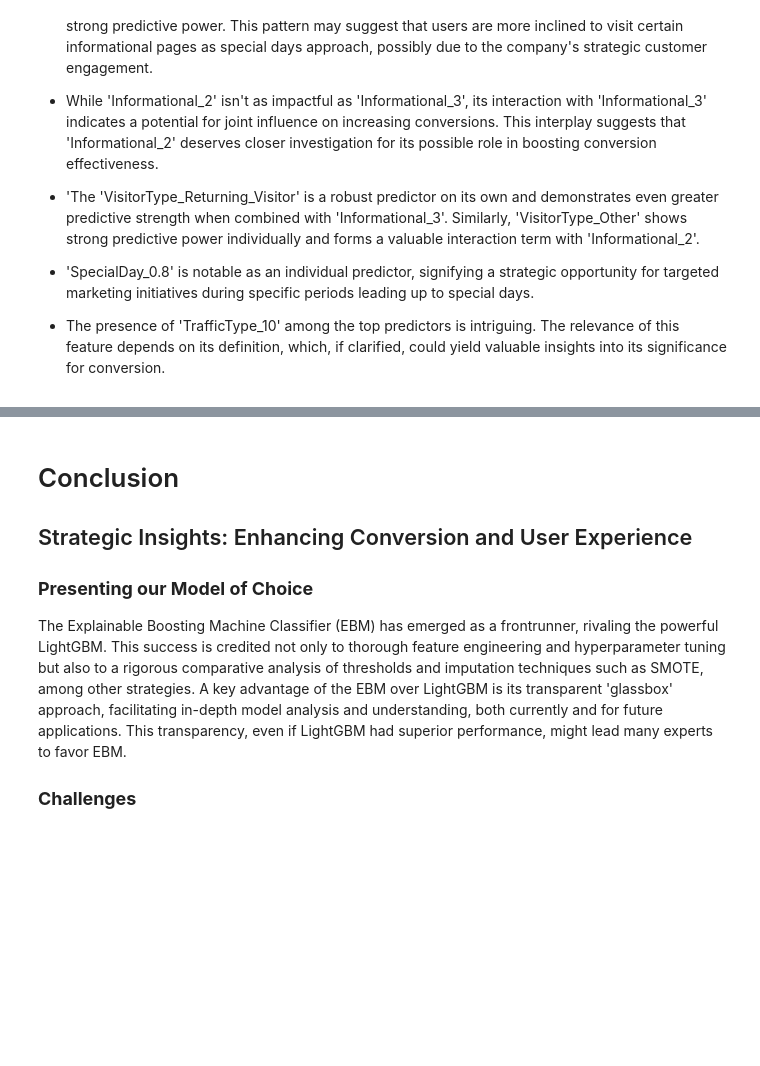
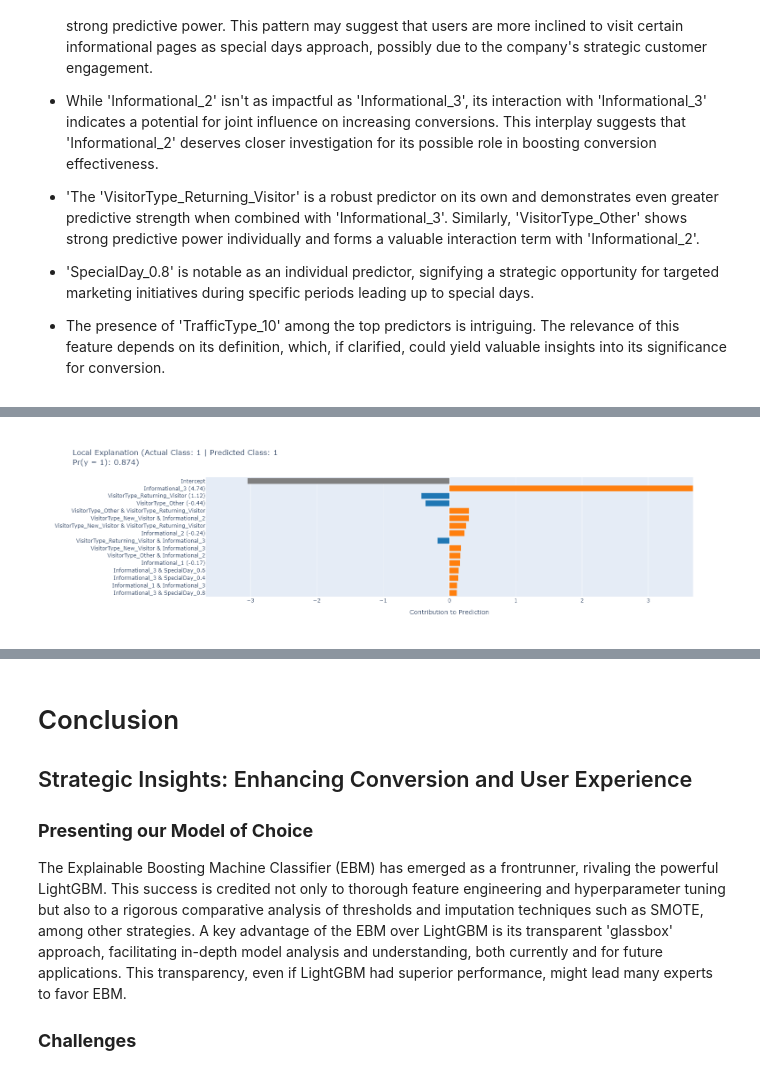
Before and after one commit to FutureGoose/ecommerce_purchase_prediction, a Jupyter notebook: gustaf_boden_ml_projekt.ipynb, the cells around one changed output, grey strips where cells are left out. Cells and saved outputs as stored; diff of their text form; code cells hidden in the pictures; blank space fills up the shorter version.

```diff
--- a/gustaf_boden_ml_projekt.ipynb
+++ b/gustaf_boden_ml_projekt.ipynb
@@ -2291,11 +2299,15 @@ show(ebm.explain_global())
 # %%
 # Preprocess test data
 X_test_preprocessed = preprocessor.transform(X_test)
 
+# Display feature importances from file
+display(Image(filename='assets/feature_importances_local_example.png'))
+
 # Display interpret dashboard
 #show(ebm.explain_global())
 show([ebm.explain_global(), ebm.explain_local(X_test_preprocessed, y_test)], 0)
 # %% [output]
+[figure, added]
 [interactive output not drawn]
 # %% [markdown]
 # Conclusion
```
Also changed, not shown: parts of 3 cells of this notebook, 2 other files.
